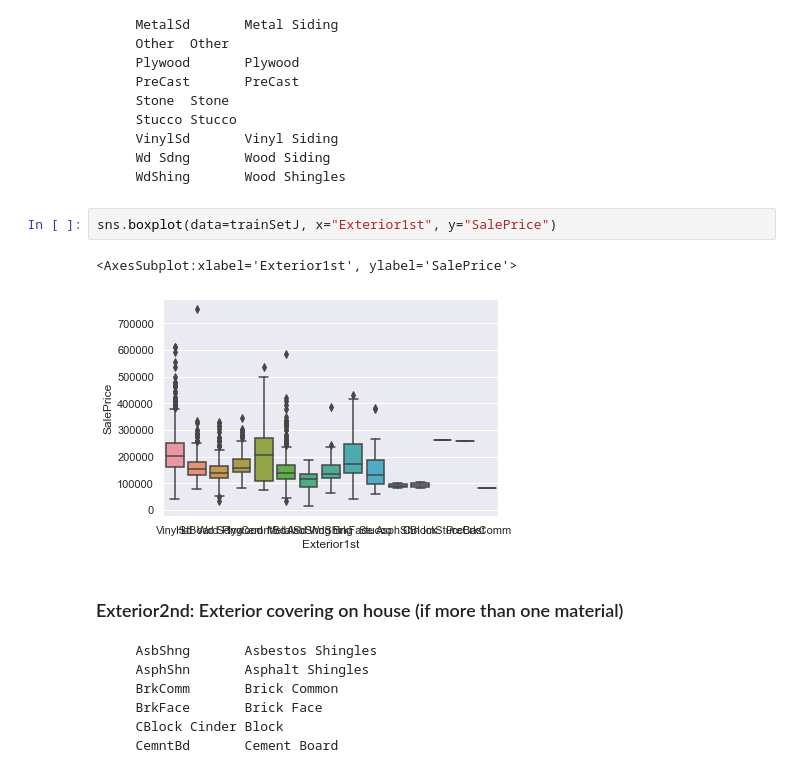
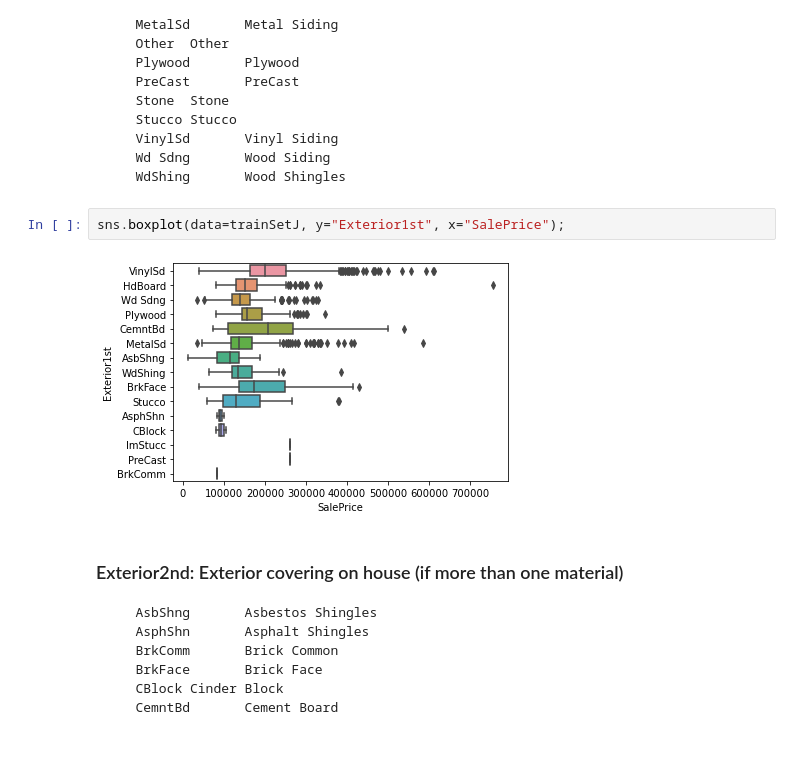
Before and after one commit to nikita-agrawal/Ames-Housing-Analysis, a Jupyter notebook: Julie/initialEDA.ipynb, the cells around one changed output. Saved outputs shown, nothing was run; the diff lists cells and outputs as text; blank space fills up the shorter version.

```diff
--- a/Julie/initialEDA.ipynb
+++ b/Julie/initialEDA.ipynb
@@ -250,10 +328,9 @@ sns.boxplot(data=trainSetJ, x="RoofMatl", y="SalePrice")
        Wd Sdng       Wood Siding
        WdShing       Wood Shingles
 # %%
-sns.boxplot(data=trainSetJ, x="Exterior1st", y="SalePrice")
+sns.boxplot(data=trainSetJ, y="Exterior1st", x="SalePrice");
 # %% [output]
-<AxesSubplot:xlabel='Exterior1st', ylabel='SalePrice'>
-[figure, old version]
+[figure, new version]
 # %% [markdown]
 ### Exterior2nd: Exterior covering on house (if more than one material)
 
```
Also changed, not shown: parts of 38 cells of this notebook, 1 other file.
